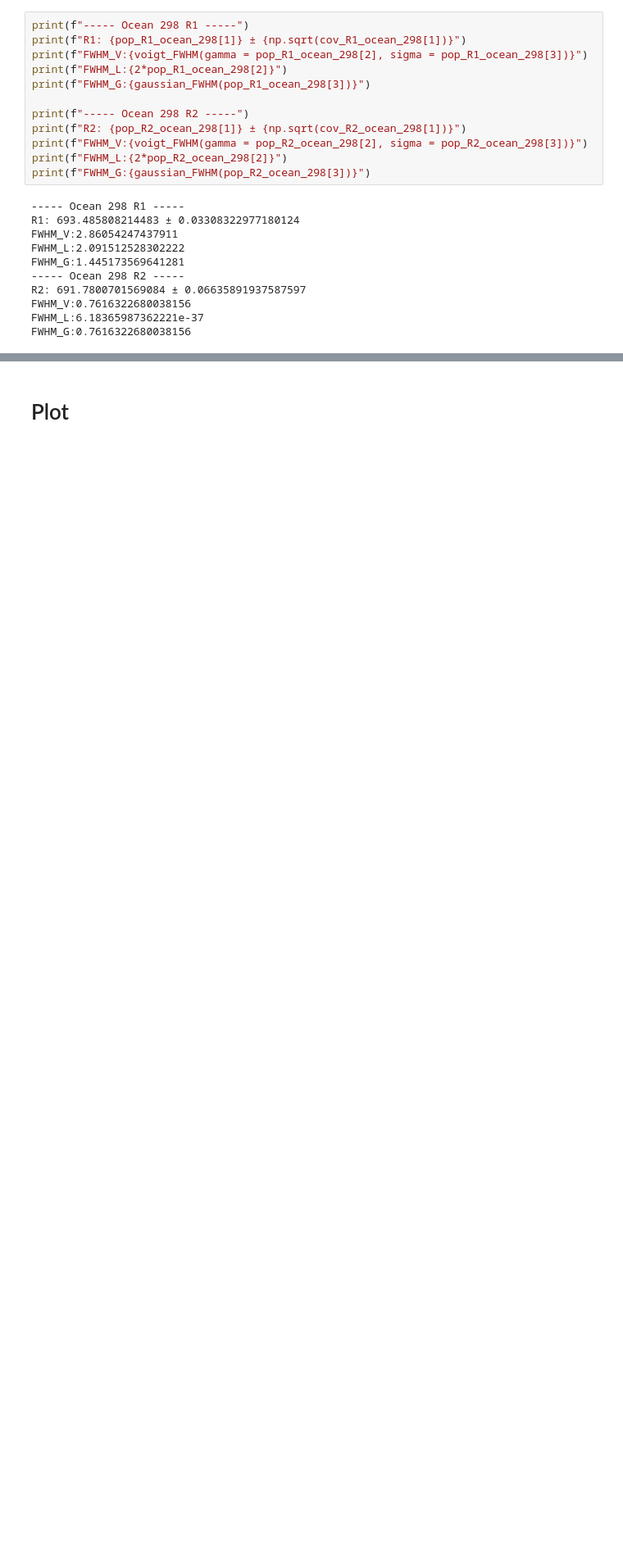
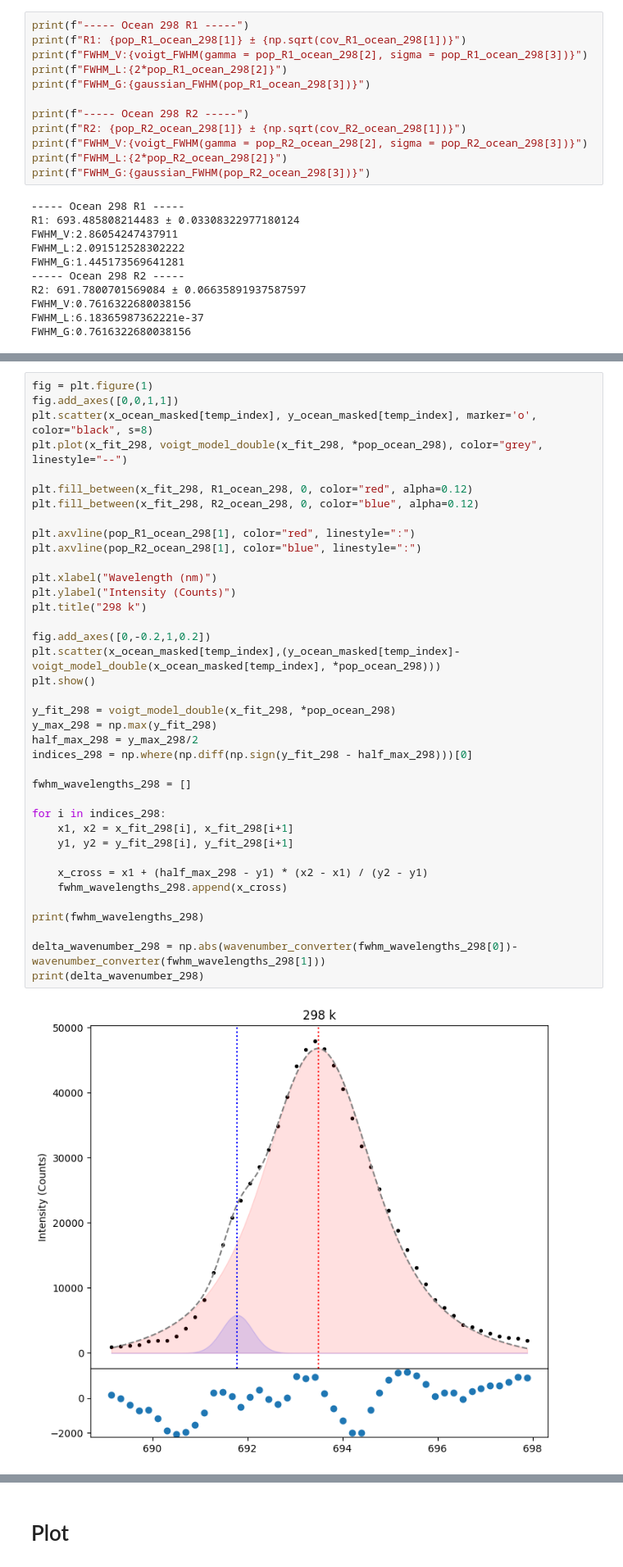
Before and after one commit to Sebastian426/Advanced-Lab-Code, a Jupyter notebook: Main_Results_Plots/Careful_Fits_Results_Table.ipynb, the cells around one changed output, grey strips where cells are left out. Shown at 82% size. Drawn from its saved outputs; the diff is of its cells as text; blank space fills up the shorter version.

```diff
--- a/Main_Results_Plots/Careful_Fits_Results_Table.ipynb
+++ b/Main_Results_Plots/Careful_Fits_Results_Table.ipynb
@@ -854,0 +900,40 @@ FWHM_G:0.7616322680038156
+# %%
+fig = plt.figure(1)
+fig.add_axes([0,0,1,1])
+plt.scatter(x_ocean_masked[temp_index], y_ocean_masked[temp_index], marker='o', color="black", s=8)
+plt.plot(x_fit_298, voigt_model_double(x_fit_298, *pop_ocean_298), color="grey", linestyle="--")
+
+plt.fill_between(x_fit_298, R1_ocean_298, 0, color="red", alpha=0.12)
+plt.fill_between(x_fit_298, R2_ocean_298, 0, color="blue", alpha=0.12)
+
+plt.axvline(pop_R1_ocean_298[1], color="red", linestyle=":")
+plt.axvline(pop_R2_ocean_298[1], color="blue", linestyle=":")
+
+plt.xlabel("Wavelength (nm)")
+plt.ylabel("Intensity (Counts)")
+plt.title("298 k")
+
+fig.add_axes([0,-0.2,1,0.2])
+plt.scatter(x_ocean_masked[temp_index],(y_ocean_masked[temp_index]-voigt_model_double(x_ocean_masked[temp_index], *pop_ocean_298)))
+plt.show()
+
+y_fit_298 = voigt_model_double(x_fit_298, *pop_ocean_298)
+y_max_298 = np.max(y_fit_298)
+half_max_298 = y_max_298/2
+indices_298 = np.where(np.diff(np.sign(y_fit_298 - half_max_298)))[0]
+
+fwhm_wavelengths_298 = []
+
+for i in indices_298:
+    x1, x2 = x_fit_298[i], x_fit_298[i+1]
+    y1, y2 = y_fit_298[i], y_fit_298[i+1]
+
+    x_cross = x1 + (half_max_298 - y1) * (x2 - x1) / (y2 - y1)
+    fwhm_wavelengths_298.append(x_cross)
+
+print(fwhm_wavelengths_298)
+
+delta_wavenumber_298 = np.abs(wavenumber_converter(fwhm_wavelengths_298[0])-wavenumber_converter(fwhm_wavelengths_298[1]))
+print(delta_wavenumber_298)
+# %% [output]
+[figure, added]
```
Also changed, not shown: parts of 16 cells of this notebook, 2 other files.
